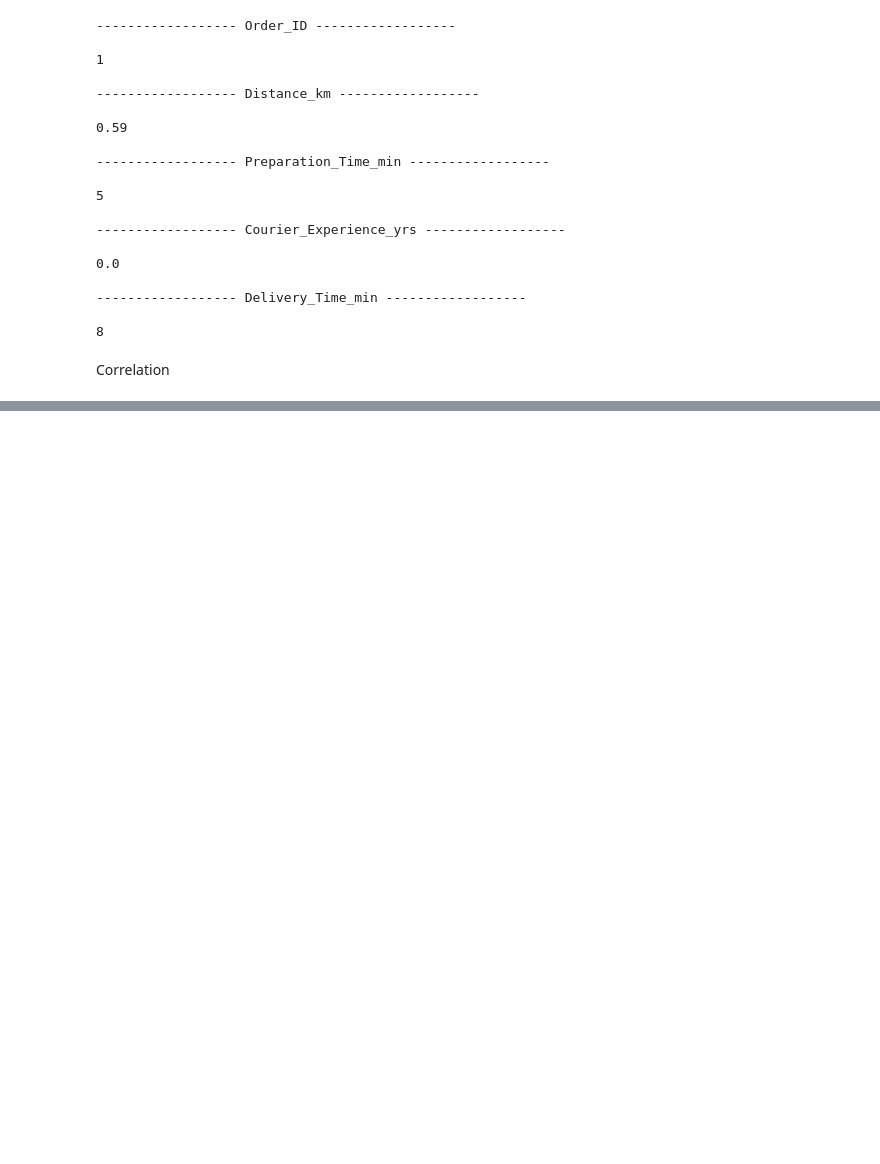
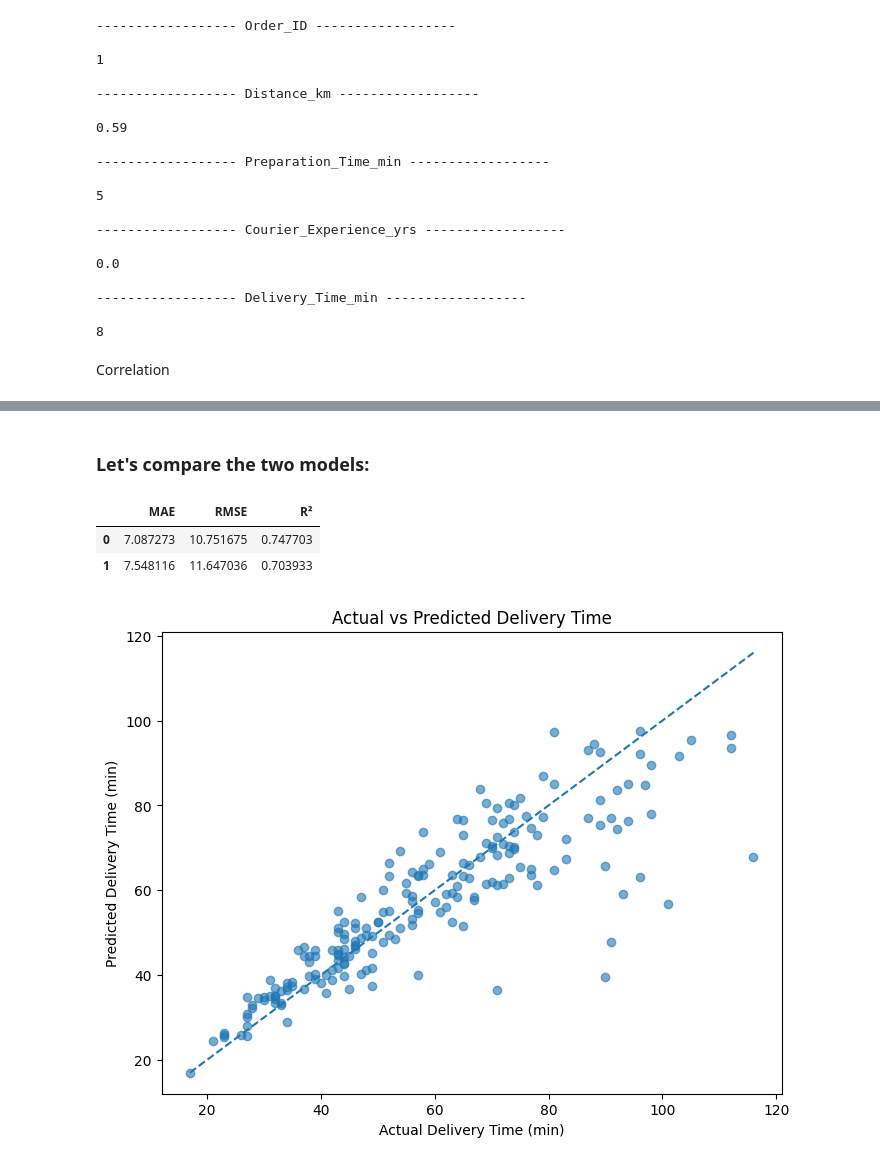
Before and after one commit to PriscillaAlmeida07/food-delivery-time-prediction, a Jupyter notebook: notebooks/ifood_analysis.ipynb, the cells around one changed output, grey strips where cells are left out. Saved outputs shown, nothing was run; the diff lists cells and outputs as text; code cells hidden in the pictures; blank space fills up the shorter version.

Commit message:
Train regression models and compare their performance using MAE, RMSE, and R²

```diff
--- a/notebooks/ifood_analysis.ipynb
+++ b/notebooks/ifood_analysis.ipynb
@@ -298,0 +393,47 @@ Scooter       55.500000    300
+# %% [markdown]
+### Let's compare the two models:
+# %%
+results = pd.DataFrame(
+    [
+        linear_result,
+        random_forest_result
+    ],
+    columns=['MAE', 'RMSE', 'R²'] # Add column names
+)
+results.sort_values(
+    by='MAE', # Sort by the 'MAE' column name
+    ascending=True,
+    inplace=True # Apply sort in place
+)
+
+results
+# %% [output]
+|  | MAE | RMSE | R² |
+| 0 | 7.087273 | 10.751675 | 0.747703 |
+| 1 | 7.548116 | 11.647036 | 0.703933 |
+# %%
+# Graphically
+model = linear_model
+y_pred = model.predict(X_test)
+plt.figure(figsize=(8, 6))
+
+plt.scatter(
+    y_test,
+    y_pred,
+    alpha=0.6
+)
+
+# Add the ideal prediction line
+plt.plot(
+    [y_test.min(), y_test.max()],
+    [y_test.min(), y_test.max()],
+    linestyle='--'
+)
+
+plt.xlabel('Actual Delivery Time (min)')
+plt.ylabel('Predicted Delivery Time (min)')
+plt.title('Actual vs Predicted Delivery Time')
+
+plt.show()
+# %% [output]
+[figure, added]
```
Also changed, not shown: parts of 14 cells of this notebook.
